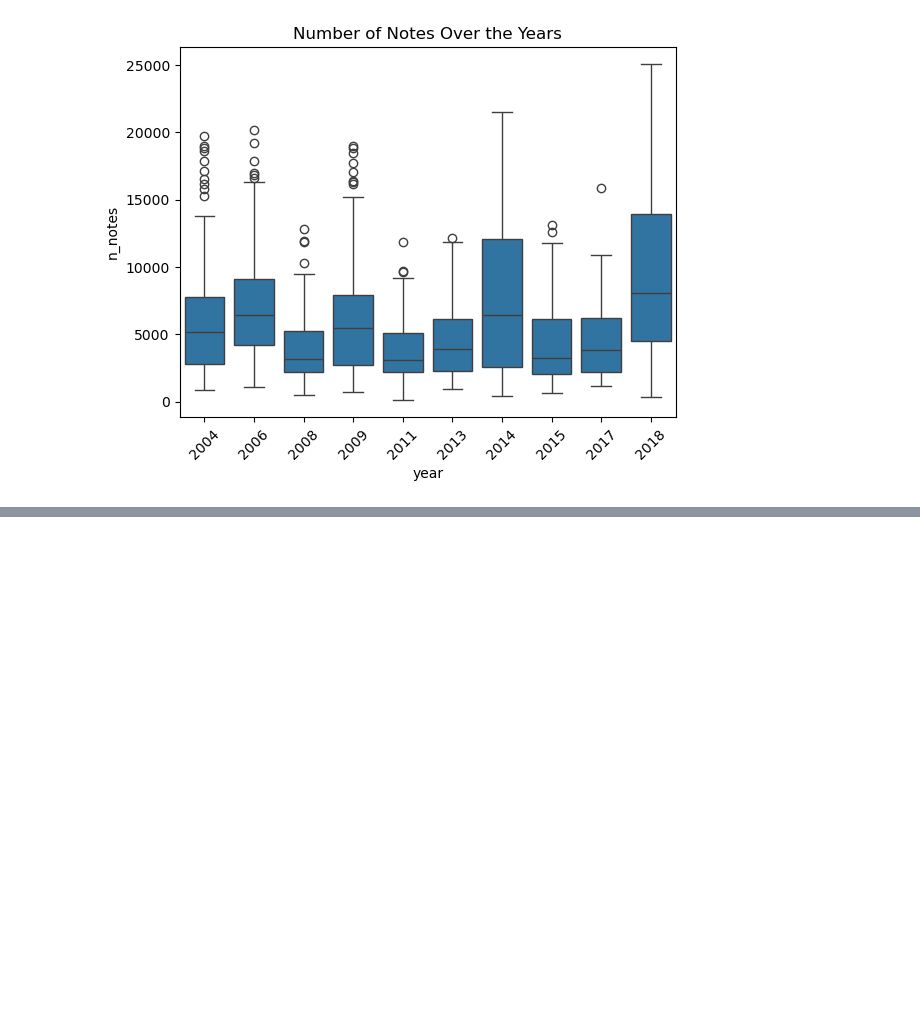
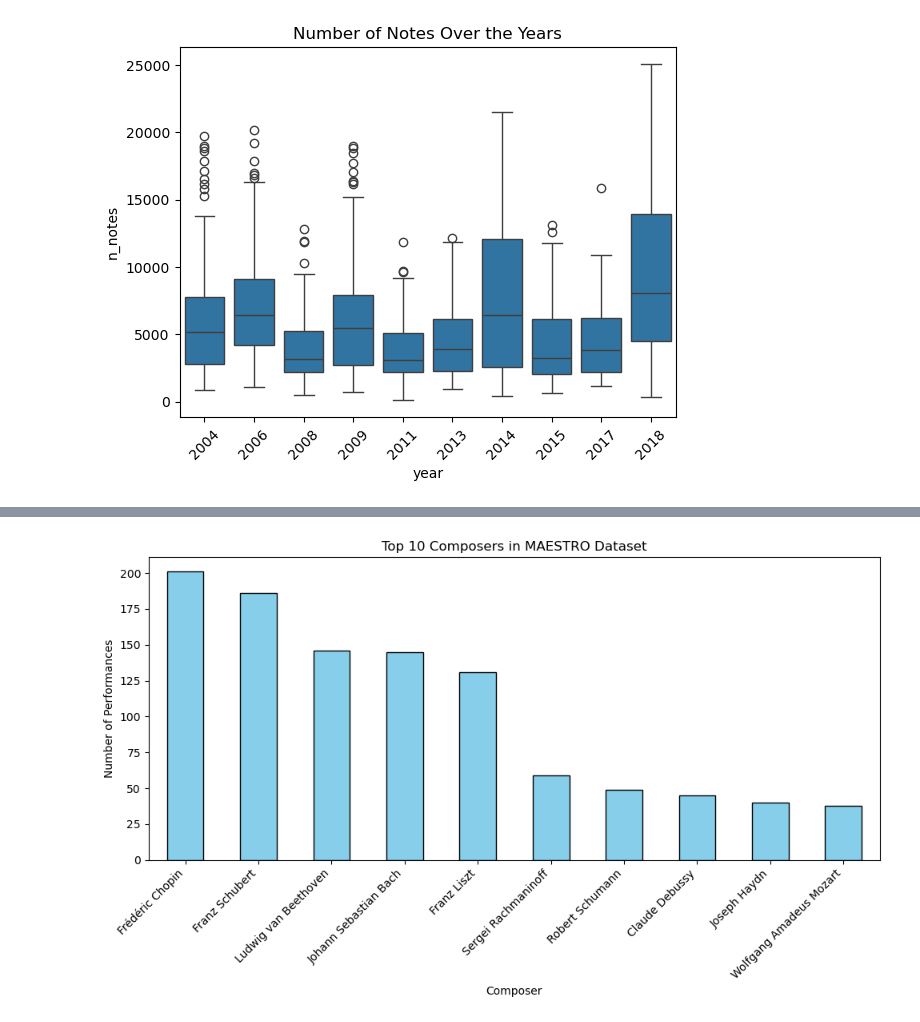
Before and after one commit to mokshitagupta/music, a Jupyter notebook: eda.ipynb, the cells around one changed output, grey strips where cells are left out. Cells and saved outputs as stored; diff of their text form; code cells hidden in the pictures; blank space fills up the shorter version.

Commit message:
updated w composer
new EDA

```diff
--- a/eda.ipynb
+++ b/eda.ipynb
@@ -205,3 +223,23 @@ plt.xticks(rotation=45)
 plt.show()
 # %% [output]
 [figure]
+# %%
+import os
+import pandas as pd
+
+# --- 1. Read the MAESTRO metadata ------------------------------------------
+meta_csv = "/home/s2kunapareddy/music/data/midi/maestro-v3.0.0.csv"
+meta     = pd.read_csv(meta_csv)
+
+# The CSV stores the MIDI path *relative* to the `midi/` directory, e.g.
+#   midi_filename -> "2013/ORIG-MIDI_01_7_10_13_Group_MID--AUDIO_07_R3_2013_wav--2.midi"
+# Build a column that matches your absolute paths:
+root = "/home/s2kunapareddy/music/data/midi"
+meta["file"] = meta["midi_filename"].apply(lambda x: os.path.normpath(os.path.join(root, x)))
+
+# Keep only what you need (optional)
+meta = meta[["file",              # absolute path (same key as df["file"])
+             "canonical_composer",# standardized spelling   (e.g. "Frédéric Chopin")
+             "canonical_title",
+             "year"]]
+meta
@@ -207,0 +280,17 @@ plt.show()
+# %%
+import matplotlib.pyplot as plt
+
+# Count number of pieces per composer
+composer_counts = meta['canonical_composer'].value_counts().head(10)
+
+# Plot
+plt.figure(figsize=(10, 6))
+composer_counts.plot(kind='bar', color='skyblue', edgecolor='black')
+plt.title('Top 10 Composers in MAESTRO Dataset')
+plt.xlabel('Composer')
+plt.ylabel('Number of Performances')
+plt.xticks(rotation=45, ha='right')
+plt.tight_layout()
+plt.show()
+# %% [output]
+[figure, added]
```
Also changed, not shown: parts of 5 cells of this notebook.
